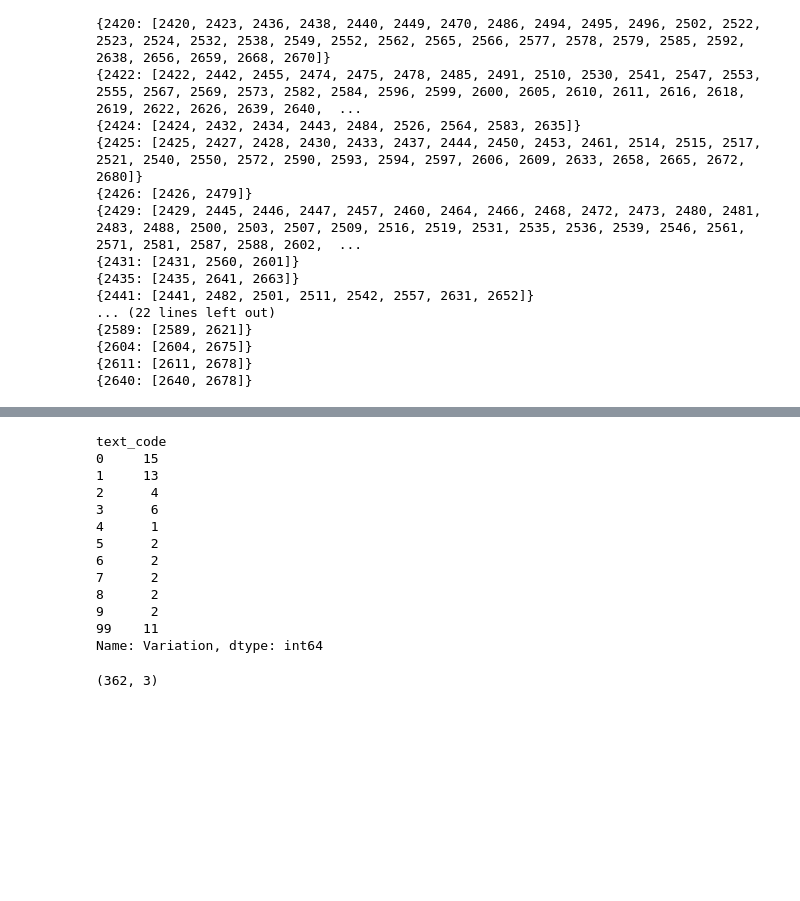
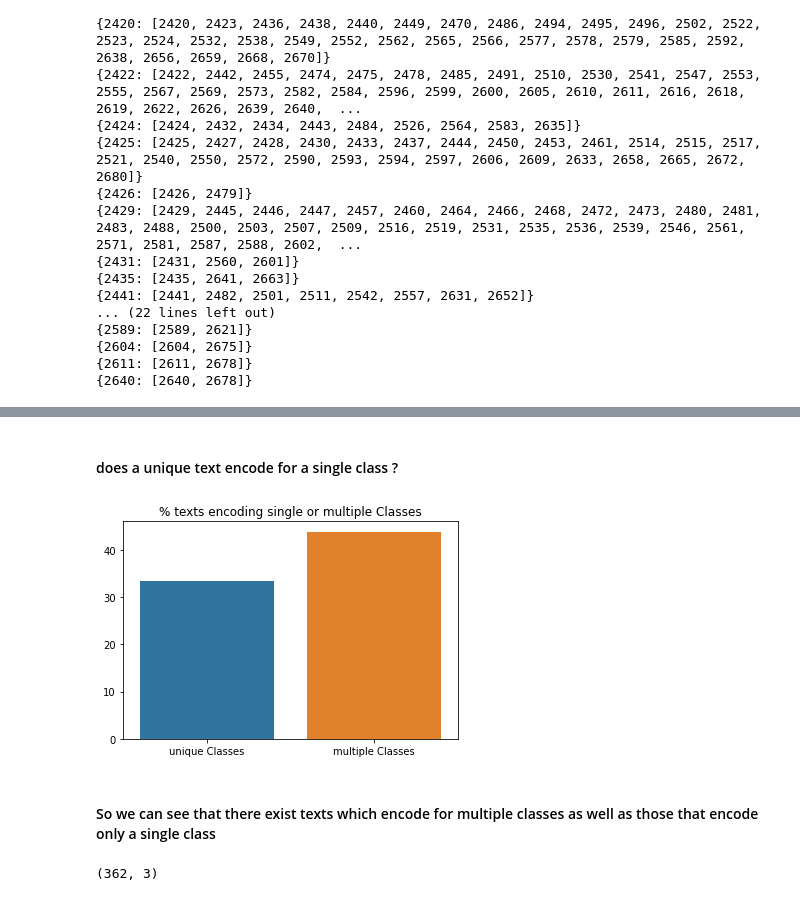
Before and after one commit to me-nobody/jovian-ml-project, a Jupyter notebook: jovian-ml-project-190422.ipynb, the cells around one changed output, grey strips where cells are left out. Drawn from its saved outputs; the diff is of its cells as text; code cells hidden in the pictures; blank space fills up the shorter version.

```diff
--- a/jovian-ml-project-190422.ipynb
+++ b/jovian-ml-project-190422.ipynb
@@ -462,19 +460,27 @@ brca1_df.head()
-# %%
-brca1_df.groupby('text_code')['Variation'].count()
-# %% [output]
-text_code
-0     15
-1     13
-2      4
-3      6
-4      1
-5      2
-6      2
-7      2
-8      2
-9      2
-99    11
-Name: Variation, dtype: int64
+# %% [markdown]
+#### does a unique text encode for a single class ?
+# %%
+text_codes = set(brca_df.text_code.tolist())
+brca_txtcd_cls = dict()
+uniques=0
+multiples=0
+for txt_cd in text_codes:
+    setCls = set(brca_df['Class'][brca_df['text_code'] == txt_cd].tolist())
+    if len(setCls)>1:
+        multiples = multiples + 1
+    else:
+        uniques = uniques + 1
+uniques = (uniques/(uniques+multiples))*100
+multiples = (multiples/(uniques+multiples))*100
+
+x = ["unique Classes","multiple Classes"]
+y = [uniques,multiples]
+sns.barplot(x,y);
+plt.title("% texts encoding single or multiple Classes");
+# %% [output]
+[figure, added]
+# %% [markdown]
+#### So we can see that there exist texts which encode for multiple classes as well as those that encode only a single class
 # %%
 # for i in range(len(set_lst2)):
 #     print (set_lst2[i])
```
Also changed, not shown: parts of 2 cells of this notebook.
